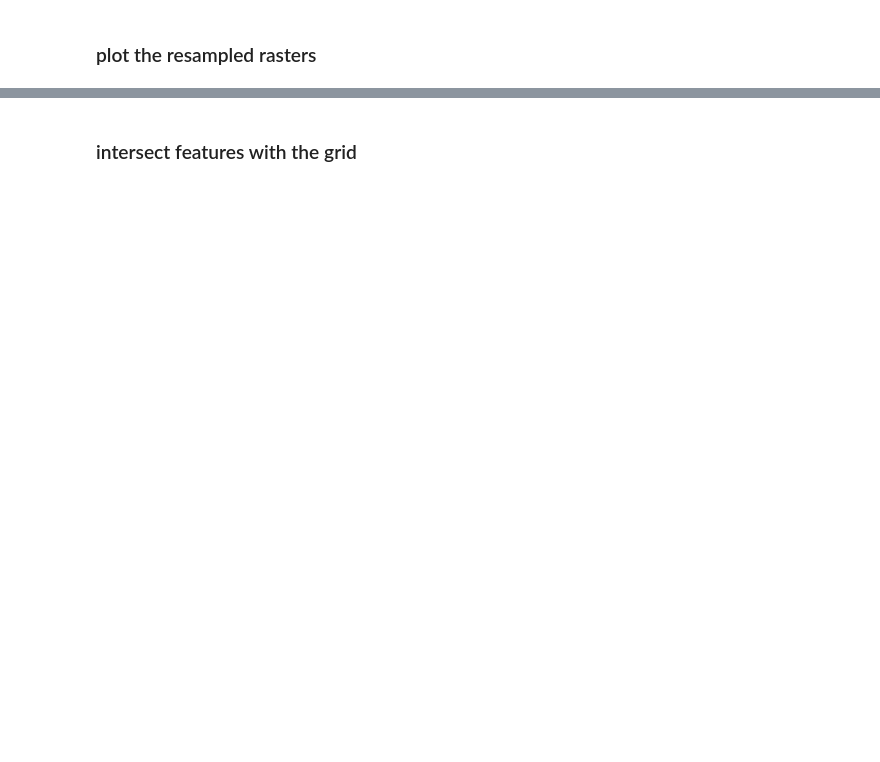
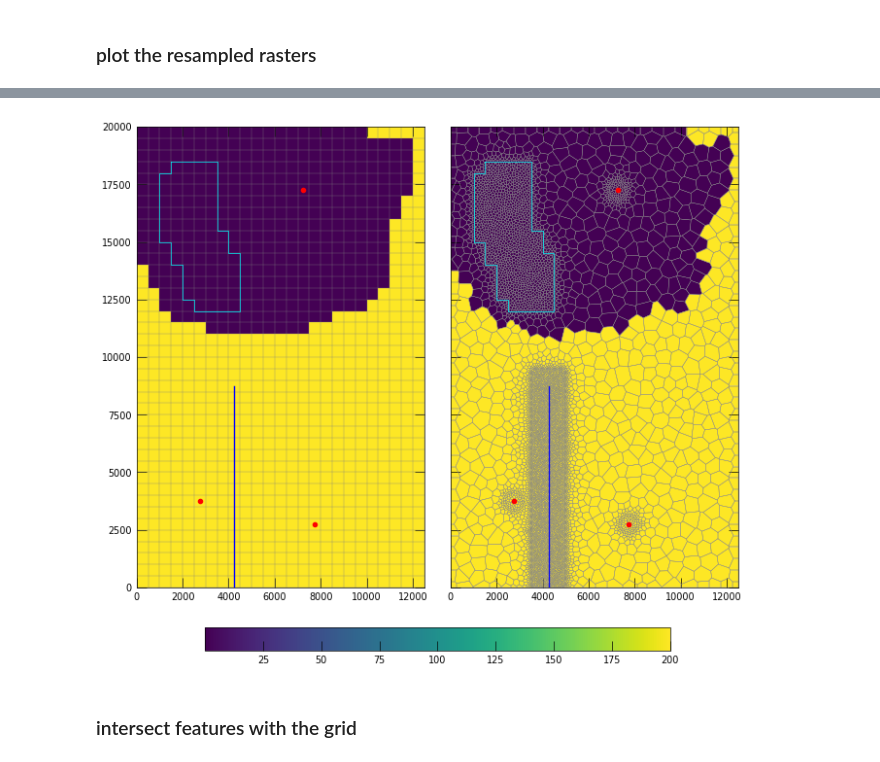
Before and after one commit to jdhughes-usgs/mf6-flopy, a Jupyter notebook: notebooks/mv_voronoi_grid.ipynb, the cells around one changed output, grey strips where cells are left out. Cells and saved outputs as stored; diff of their text form; code cells hidden in the pictures; blank space fills up the shorter version.

```diff
--- a/notebooks/mv_voronoi_grid.ipynb
+++ b/notebooks/mv_voronoi_grid.ipynb
@@ -379,31 +409,41 @@ with styles.USGSMap():
 # %%
+vmin, vmax = kclay.get_array(1).min(), kclay.get_array(1).max()
 with styles.USGSMap():
     fig, [ax1, ax2] = plt.subplots(
         1,
         2,
         sharey=True,
         figsize=two_panel_figsize,
         constrained_layout=True,
         subplot_kw=dict(aspect="equal"),
     )
     ax = ax1
     mm = flopy.plot.PlotMapView(modelgrid=struct_grid, ax=ax)
-    mm.plot_array(kclay.get_array(1))
+    mm.plot_array(kclay.get_array(1), vmin=vmin, vmax=vmax)
     mm.plot_grid(**grid_dict)
     plot_wells(ax=ax, ms=3)
     plot_river(ax=ax)
     plot_lake(ax=ax)
 
     ax = ax2
     mm = flopy.plot.PlotMapView(modelgrid=voronoi_grid, ax=ax)
-    mm.plot_array(kclay_vg)
+    pa = mm.plot_array(kclay_vg, vmin=vmin, vmax=vmax)
     mm.plot_grid(**grid_dict)
     plot_wells(ax=ax, ms=3)
     plot_river(ax=ax)
     plot_lake(ax=ax)
 
+    axs = np.array([ax1, ax2])
+    cb = plt.colorbar(
+    pa,
+    ax=axs[:], # select all axis from second column
+    orientation='horizontal',
+    shrink=0.75)
+
     fpth = "figures/mv_voronoi_kclay.png"
     plt.savefig(fpth, dpi=300);
+# %% [output]
+[figure, added]
 # %% [markdown]
 ### intersect features with the grid
 # %%
```
Also changed, not shown: parts of 35 cells of this notebook, 22 other files.
